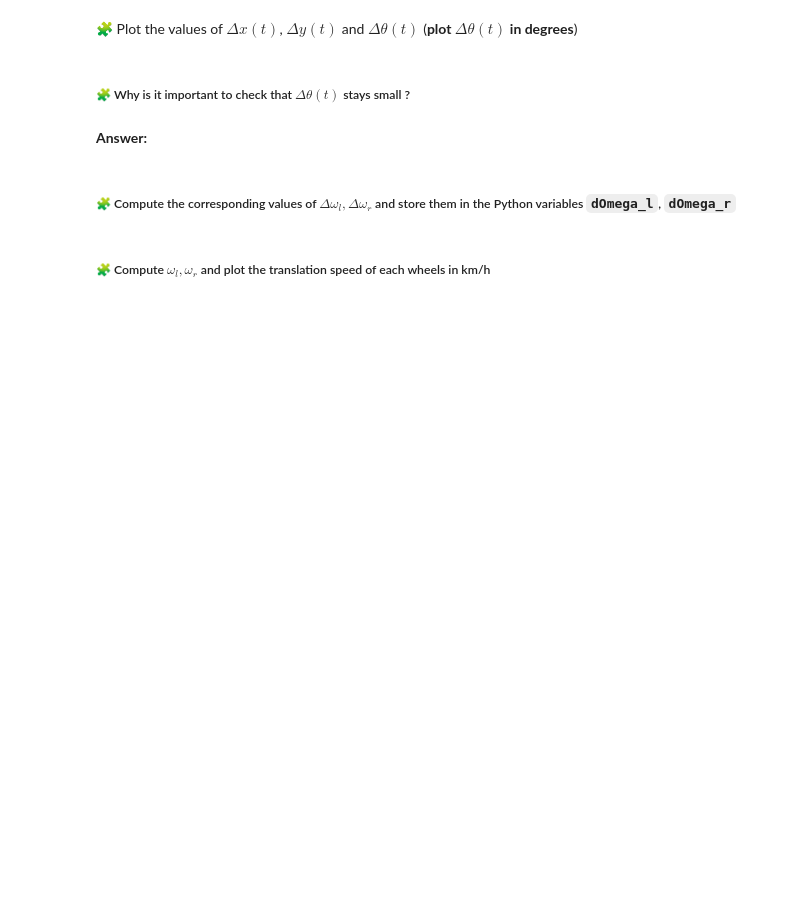
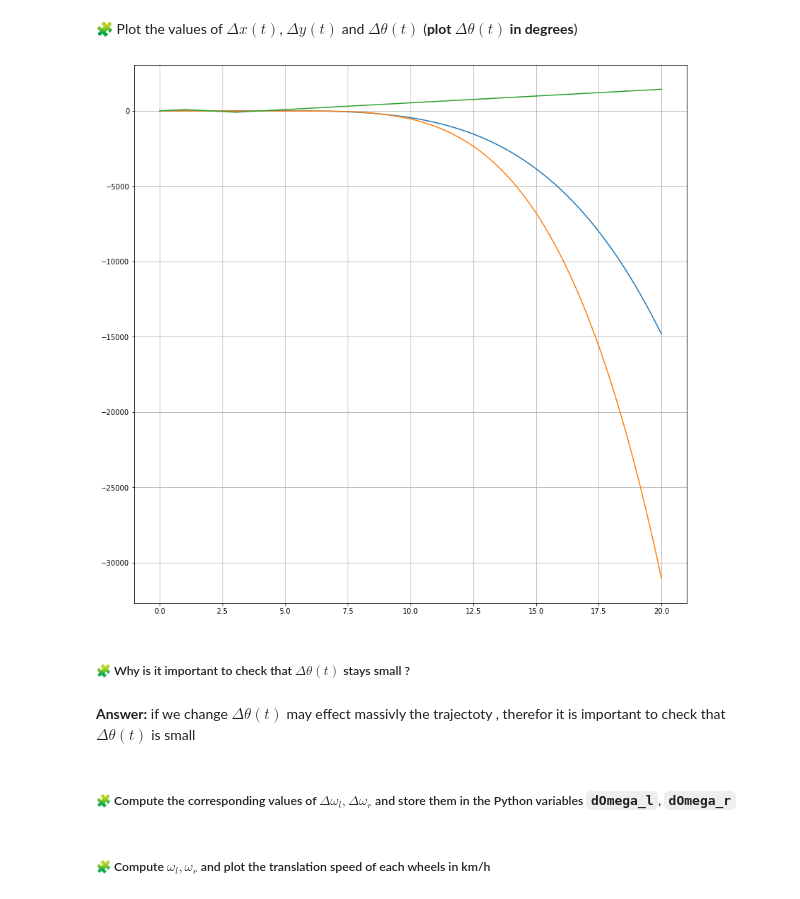
Before and after one commit to laaroussisouheil/control-engineering-with-python-project-2022-2023, a Jupyter notebook: Project-2.ipynb, the cells around one changed output. Cells and saved outputs as stored; diff of their text form; code cells hidden in the pictures; blank space fills up the shorter version.

```diff
--- a/Project-2.ipynb
+++ b/Project-2.ipynb
@@ -565,6 +561,16 @@ pass
+# %%
+t = linspace(0, 20, 1000)
+dx, dy, dtheta = r["sol"](t)
+fig=figure(figsize=(14, 14))
+plot(t , dx, label="$Δx(t)$")
+plot(t , dy, label="$Δy(t)$")
+plot(t, dtheta*180/np.pi, label=r"$dtheta(t)$")
+grid(True)
+# %% [output]
+[figure, added]
 # %% [markdown]
 ##### 🧩 Why is it important to check that $\Delta\theta(t)$ stays small ?
-# %% [markdown]
-**Answer:**
+# %% [markdown]
+**Answer:** if we change $\Delta\theta(t)$ may effect massivly the trajectoty , therefor it is important to check that  $\Delta\theta(t)$ is small
 # %% [markdown]
 ##### 🧩 Compute the corresponding values of $\Delta\omega_l,\Delta\omega_r$ and store them in the Python variables `dOmega_l`, `dOmega_r`
```
Also changed, not shown: parts of 13 cells of this notebook.
